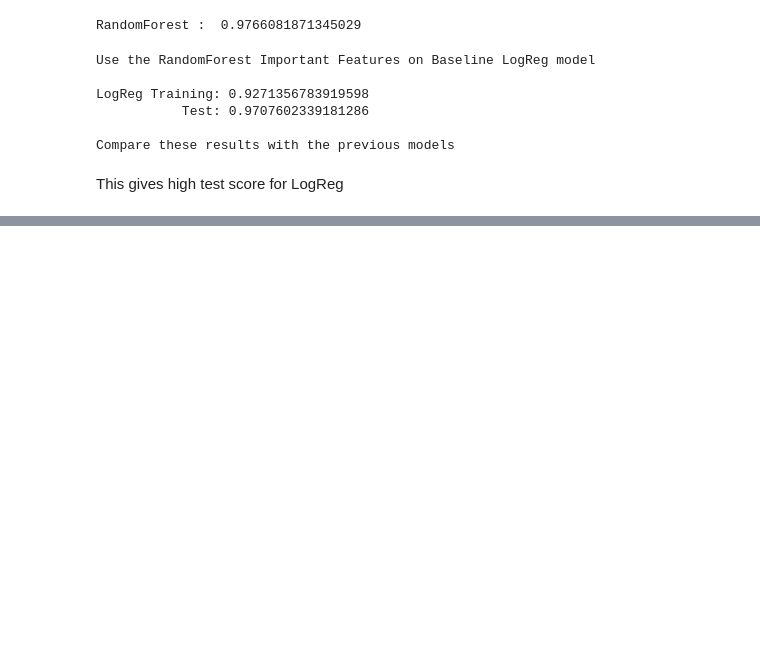
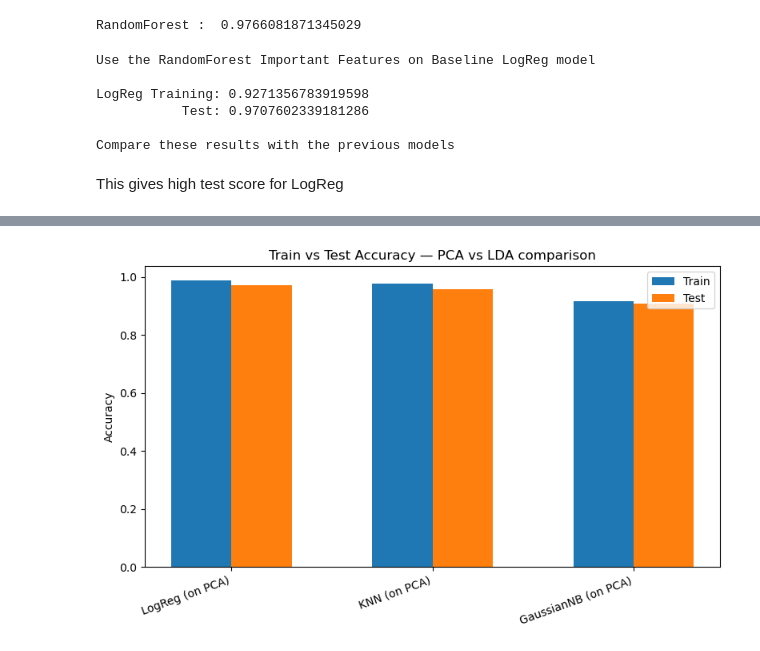
Before and after one commit to samarthsoni17/ideal-ML-train, a Jupyter notebook: feature-engineering/Feature_Selection_Cancer_Demo_v3.ipynb, the cells around one changed output, grey strips where cells are left out. Drawn from its saved outputs; the diff is of its cells as text; code cells hidden in the pictures; blank space fills up the shorter version.

```diff
--- a/feature-engineering/Feature_Selection_Cancer_Demo_v3.ipynb
+++ b/feature-engineering/Feature_Selection_Cancer_Demo_v3.ipynb
@@ -818,0 +854,8 @@ This gives high test score for LogReg
+# %%
+from sklearn.preprocessing import StandardScaler  # to standardize features (mean=0, std=1); why? PCA/LDA assume scaled inputs
+# ======================
+# 2) Standardize features
+# ======================
+scaler = StandardScaler()  # standardization is crucial for PCA (variance-based) and beneficial for LDA
+X_train_std = scaler.fit_transform(X_train)  # fit on training data only (avoid leakage), then transform to standardized space
+X_test_std = scaler.transform(X_test)  # use the SAME scaler parameters on test data — why not fit again? (leakage!)
@@ -818,0 +924,21 @@ This gives high test score for LogReg
+# %%
+from sklearn.neighbors import KNeighborsClassifier  # Day1 model: KNN classifier (non-parametric)
+from sklearn.naive_bayes import GaussianNB  # Day1 model: naive Bayes (Gaussian per feature)
+
+# ==============================================
+# 5) Train Day1 models on PCA-reduced features
+# ==============================================
+knn = KNeighborsClassifier(n_neighbors=5)  # KNN with k=5 — try tuning this (odd k often helps avoid ties)
+logreg = LogisticRegression(max_iter=2000, solver="lbfgs", random_state=42)  # robust logistic regression; high max_iter for convergence
+gnb = GaussianNB()  # naive Bayes (Gaussian) — unaffected by feature scaling except for numeric stability
+
+# Evaluate each on PCA features (X_train_pca/X_test_pca) — why not on original? exercise asks to use PCA output
+results = []  # we'll append each model's metrics here
+results.append(evaluate_model("KNN (on PCA)", knn, X_train_pca, y_train, X_test_pca, y_test))  # evaluate KNN pipeline
+results.append(evaluate_model("LogReg (on PCA)", logreg, X_train_pca, y_train, X_test_pca, y_test))  # evaluate logistic regression pipeline
+results.append(evaluate_model("GaussianNB (on PCA)", gnb, X_train_pca, y_train, X_test_pca, y_test))  # evaluate naive Bayes pipeline
+# %%
+#tabulate and print
+results_df = pd.DataFrame(results).sort_values(by="test_accuracy", ascending=False)
+print("\nModel comparison:")
+display(results_df)
@@ -818,0 +988,16 @@ This gives high test score for LogReg
+# %%
+# ============ plot train vs test ============
+plt.figure(figsize=(8,5))
+
+x = np.arange(len(results_df))
+plt.bar(x - 0.15, results_df["train_accuracy"], width=0.3, label="Train")
+plt.bar(x + 0.15, results_df["test_accuracy"],  width=0.3, label="Test")
+
+plt.xticks(x, results_df["model"], rotation=20, ha='right')
+plt.ylabel("Accuracy")
+plt.title("Train vs Test Accuracy — PCA vs LDA comparison")
+plt.legend()
+plt.tight_layout()
+plt.show()
+# %% [output]
+[figure, added]
```
Also changed, not shown: parts of 18 cells of this notebook.
